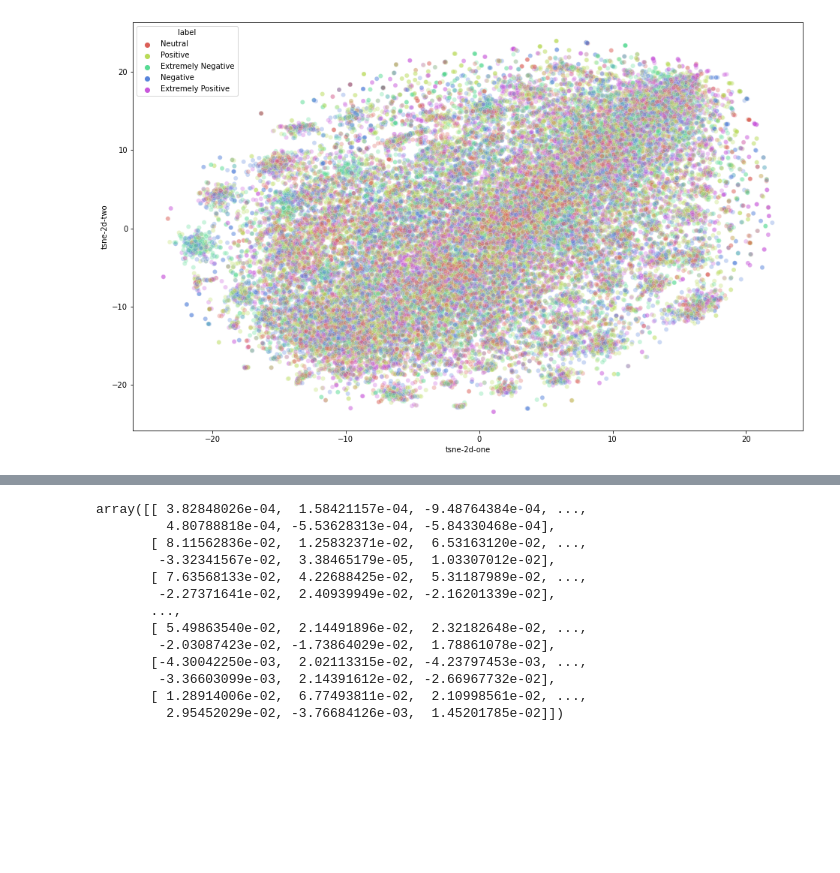
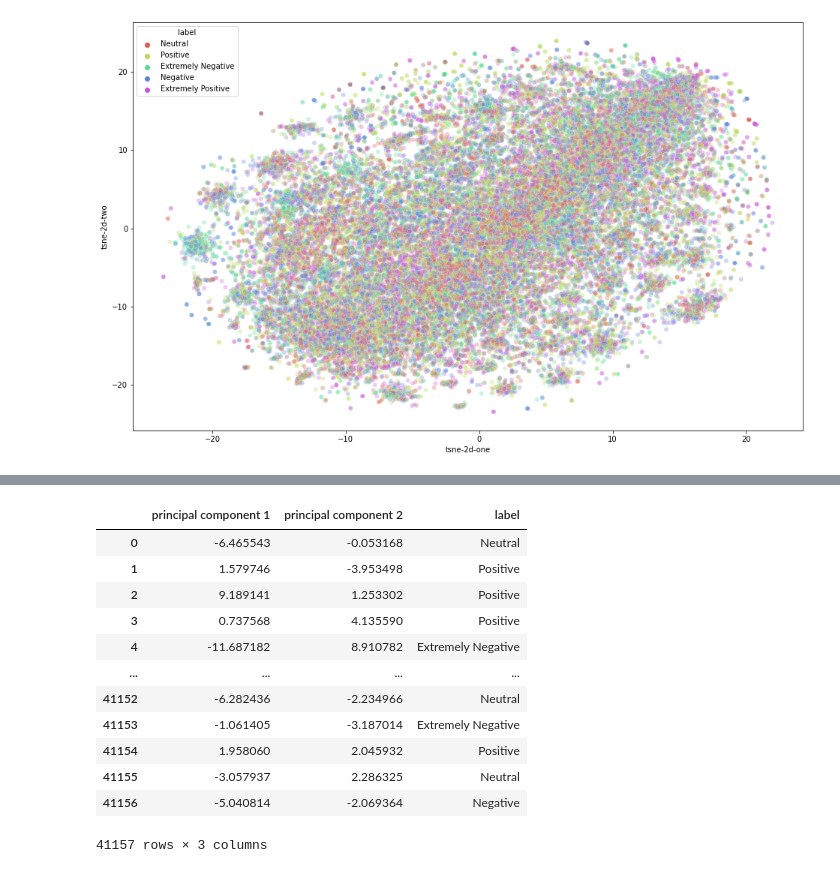
Before and after one commit to Kerman-Sanjuan/Covid19-Tweet-Text-Clustering, a Jupyter notebook: Clustering De Documentos.ipynb, the cells around one changed output, grey strips where cells are left out. Cells and saved outputs as stored; diff of their text form; code cells hidden in the pictures; blank space fills up the shorter version.

```diff
--- a/Clustering De Documentos.ipynb
+++ b/Clustering De Documentos.ipynb
@@ -707,16 +518,0 @@ X = df.to_numpy()
-# %%
-X
-# %% [output]
-array([[ 3.82848026e-04,  1.58421157e-04, -9.48764384e-04, ...,
-         4.80788818e-04, -5.53628313e-04, -5.84330468e-04],
-       [ 8.11562836e-02,  1.25832371e-02,  6.53163120e-02, ...,
-        -3.32341567e-02,  3.38465179e-05,  1.03307012e-02],
-       [ 7.63568133e-02,  4.22688425e-02,  5.31187989e-02, ...,
-        -2.27371641e-02,  2.40939949e-02, -2.16201339e-02],
-       ...,
-       [ 5.49863540e-02,  2.14491896e-02,  2.32182648e-02, ...,
-        -2.03087423e-02, -1.73864029e-02,  1.78861078e-02],
-       [-4.30042250e-03,  2.02113315e-02, -4.23797453e-03, ...,
-        -3.36603099e-03,  2.14391612e-02, -2.66967732e-02],
-       [ 1.28914006e-02,  6.77493811e-02,  2.10998561e-02, ...,
-         2.95452029e-02, -3.76684126e-03,  1.45201785e-02]])
@@ -722,0 +524,16 @@ array([[ 3.82848026e-04,  1.58421157e-04, -9.48764384e-04, ...,
+# %%
+principalDf
+# %% [output]
+|  | principal component 1 | principal component 2 | label |
+| 0 | -6.465543 | -0.053168 | Neutral |
+| 1 | 1.579746 | -3.953498 | Positive |
+| 2 | 9.189141 | 1.253302 | Positive |
+| 3 | 0.737568 | 4.135590 | Positive |
+| 4 | -11.687182 | 8.910782 | Extremely Negative |
+| ... | ... | ... | ... |
+| 41152 | -6.282436 | -2.234966 | Neutral |
+| 41153 | -1.061405 | -3.187014 | Extremely Negative |
+| 41154 | 1.958060 | 2.045932 | Positive |
+| 41155 | -3.057937 | 2.286325 | Neutral |
+| 41156 | -5.040814 | -2.069364 | Negative |
+41157 rows × 3 columns
```
Also changed, not shown: parts of 43 cells of this notebook.
